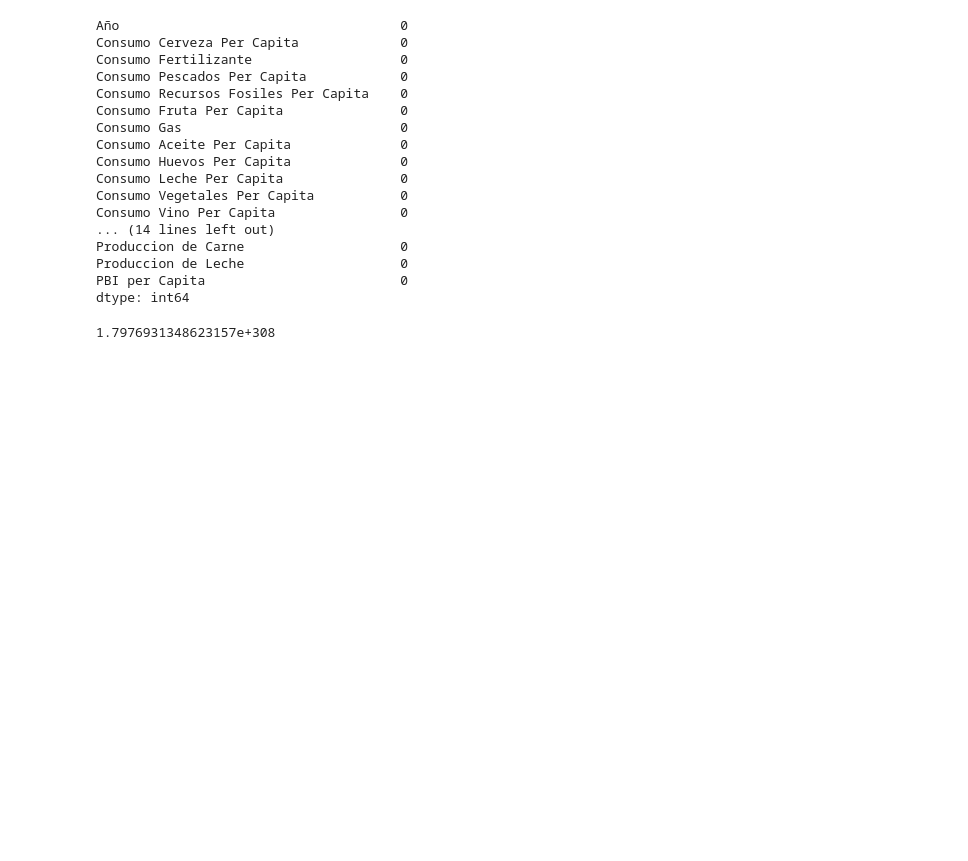
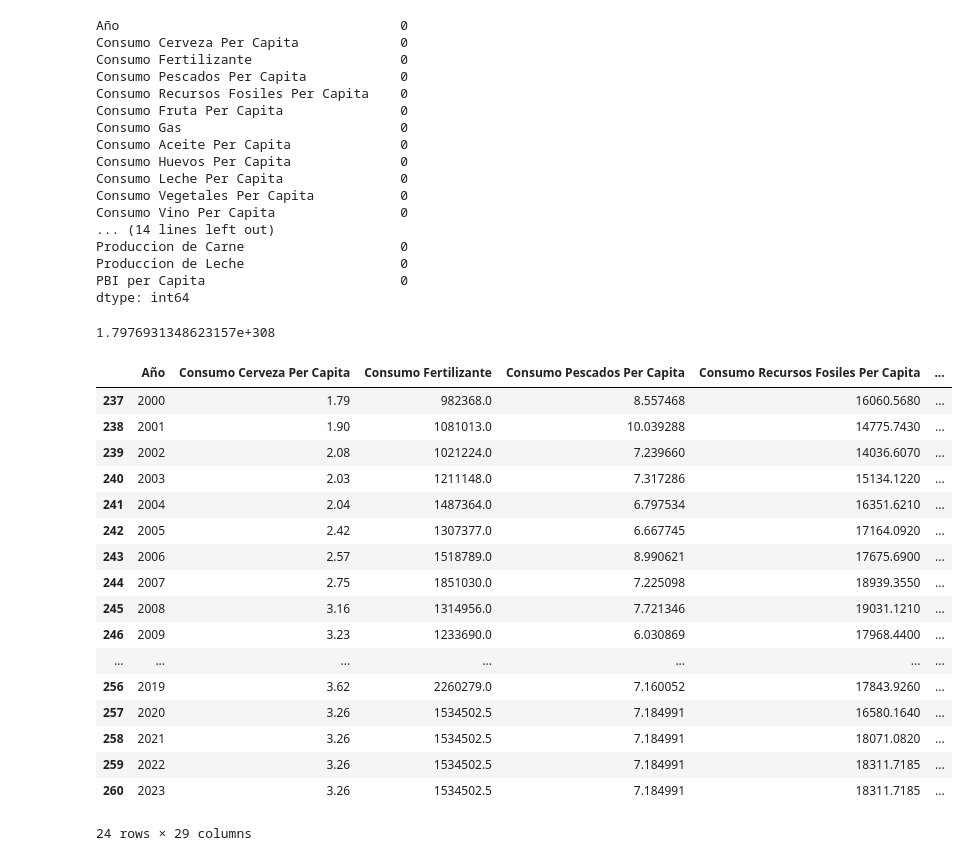
Before and after one commit to Rodrigo-Gramajo/PredictDolar, a Jupyter notebook: Merged.ipynb, the cells around one changed output. Saved outputs shown, nothing was run; the diff lists cells and outputs as text; code cells hidden in the pictures; blank space fills up the shorter version.

```diff
--- a/Merged.ipynb
+++ b/Merged.ipynb
@@ -403,3 +407,24 @@ columns = ['Año', 'Consumo Cerveza Per Capita', 'Consumo Fertilizante',
 for column in columns:
     column_median = df[column].median()
     df[column] = df[column].replace([np.inf, -np.inf], column_median)
+# %%
+df
+# %% [output]
+|  | Año | Consumo Cerveza Per Capita | Consumo Fertilizante | Consumo Pescados Per Capita | Consumo Recursos Fosiles Per Capita | ... |
+| 237 | 2000 | 1.79 | 982368.0 | 8.557468 | 16060.5680 | ... |
+| 238 | 2001 | 1.90 | 1081013.0 | 10.039288 | 14775.7430 | ... |
+| 239 | 2002 | 2.08 | 1021224.0 | 7.239660 | 14036.6070 | ... |
+| 240 | 2003 | 2.03 | 1211148.0 | 7.317286 | 15134.1220 | ... |
+| 241 | 2004 | 2.04 | 1487364.0 | 6.797534 | 16351.6210 | ... |
+| 242 | 2005 | 2.42 | 1307377.0 | 6.667745 | 17164.0920 | ... |
+| 243 | 2006 | 2.57 | 1518789.0 | 8.990621 | 17675.6900 | ... |
+| 244 | 2007 | 2.75 | 1851030.0 | 7.225098 | 18939.3550 | ... |
+| 245 | 2008 | 3.16 | 1314956.0 | 7.721346 | 19031.1210 | ... |
+| 246 | 2009 | 3.23 | 1233690.0 | 6.030869 | 17968.4400 | ... |
+| ... | ... | ... | ... | ... | ... | ... |
+| 256 | 2019 | 3.62 | 2260279.0 | 7.160052 | 17843.9260 | ... |
+| 257 | 2020 | 3.26 | 1534502.5 | 7.184991 | 16580.1640 | ... |
+| 258 | 2021 | 3.26 | 1534502.5 | 7.184991 | 18071.0820 | ... |
+| 259 | 2022 | 3.26 | 1534502.5 | 7.184991 | 18311.7185 | ... |
+| 260 | 2023 | 3.26 | 1534502.5 | 7.184991 | 18311.7185 | ... |
+24 rows × 29 columns
```
Also changed, not shown: parts of 10 cells of this notebook, 4 other files.
